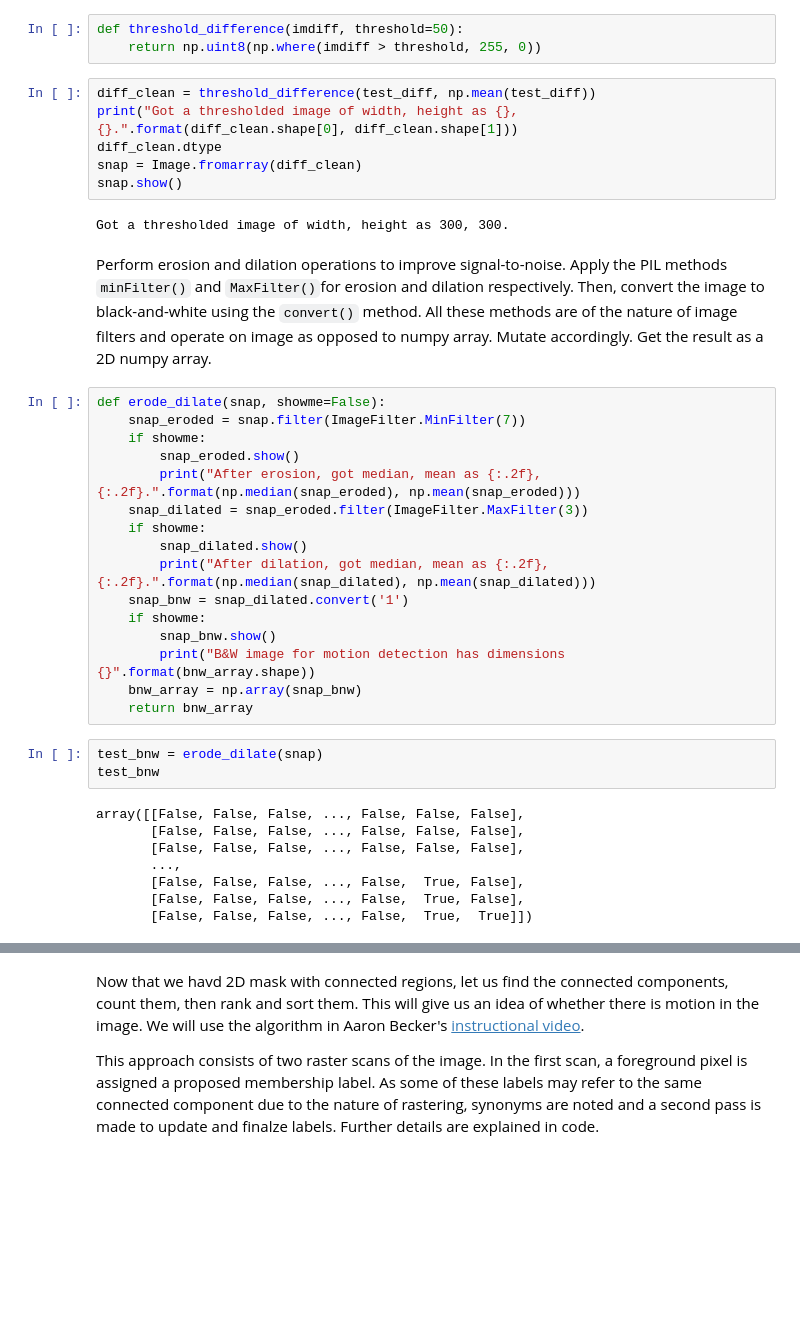
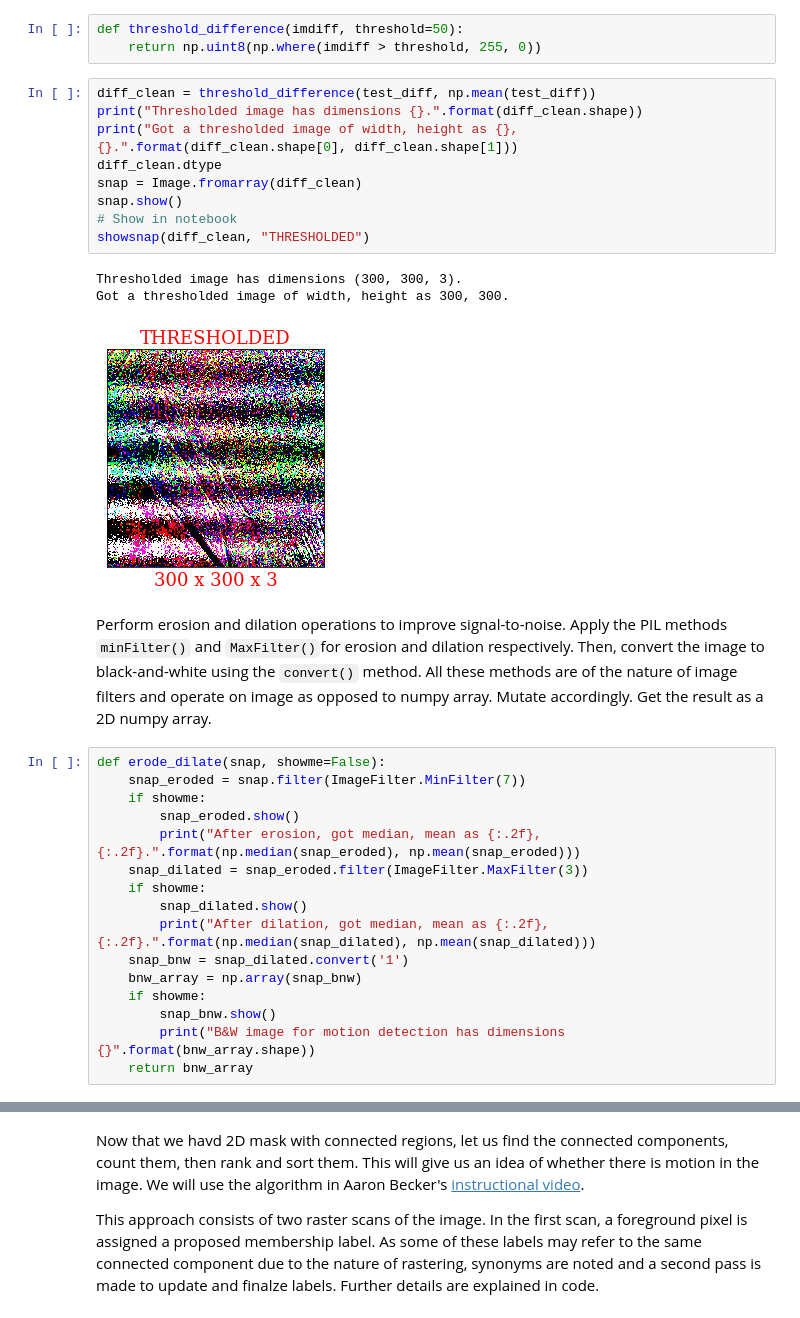
Before and after one commit to sunbee/Surveillor, a Jupyter notebook: motion.ipynb, the cells around one changed output, grey strips where cells are left out. Saved outputs shown, nothing was run; the diff lists cells and outputs as text; blank space fills up the shorter version.

````diff
--- a/motion.ipynb
+++ b/motion.ipynb
@@ -55,12 +77,17 @@ def threshold_difference(imdiff, threshold=50):
     return np.uint8(np.where(imdiff > threshold, 255, 0))
 # %%
 diff_clean = threshold_difference(test_diff, np.mean(test_diff))
+print("Thresholded image has dimensions {}.".format(diff_clean.shape))
 print("Got a thresholded image of width, height as {}, {}.".format(diff_clean.shape[0], diff_clean.shape[1]))
 diff_clean.dtype
 snap = Image.fromarray(diff_clean)
 snap.show()
+# Show in notebook
+showsnap(diff_clean, "THRESHOLDED")
 # %% [output]
+Thresholded image has dimensions (300, 300, 3).
 Got a thresholded image of width, height as 300, 300.
+[figure, added]
 # %% [markdown]
 Perform erosion and dilation operations to improve signal-to-noise. Apply the PIL methods ```minFilter()``` and ```MaxFilter()```for erosion and dilation respectively. Then, convert the image to black-and-white using the ```convert()``` method. All these methods are of the nature of image filters and operate on image as opposed to numpy array. Mutate accordingly. Get the result as a 2D numpy array.
 # %%
@@ -74,19 +101,8 @@ def erode_dilate(snap, showme=False):
         snap_dilated.show()
         print("After dilation, got median, mean as {:.2f}, {:.2f}.".format(np.median(snap_dilated), np.mean(snap_dilated)))
     snap_bnw = snap_dilated.convert('1')
+    bnw_array = np.array(snap_bnw)
     if showme:
         snap_bnw.show()
         print("B&W image for motion detection has dimensions {}".format(bnw_array.shape))
-    bnw_array = np.array(snap_bnw)
     return bnw_array
-# %%
-test_bnw = erode_dilate(snap)
-test_bnw
-# %% [output]
-array([[False, False, False, ..., False, False, False],
-       [False, False, False, ..., False, False, False],
-       [False, False, False, ..., False, False, False],
-       ...,
-       [False, False, False, ..., False,  True, False],
-       [False, False, False, ..., False,  True, False],
-       [False, False, False, ..., False,  True,  True]])
````
Also changed, not shown: parts of 10 cells of this notebook, 1 other file.
